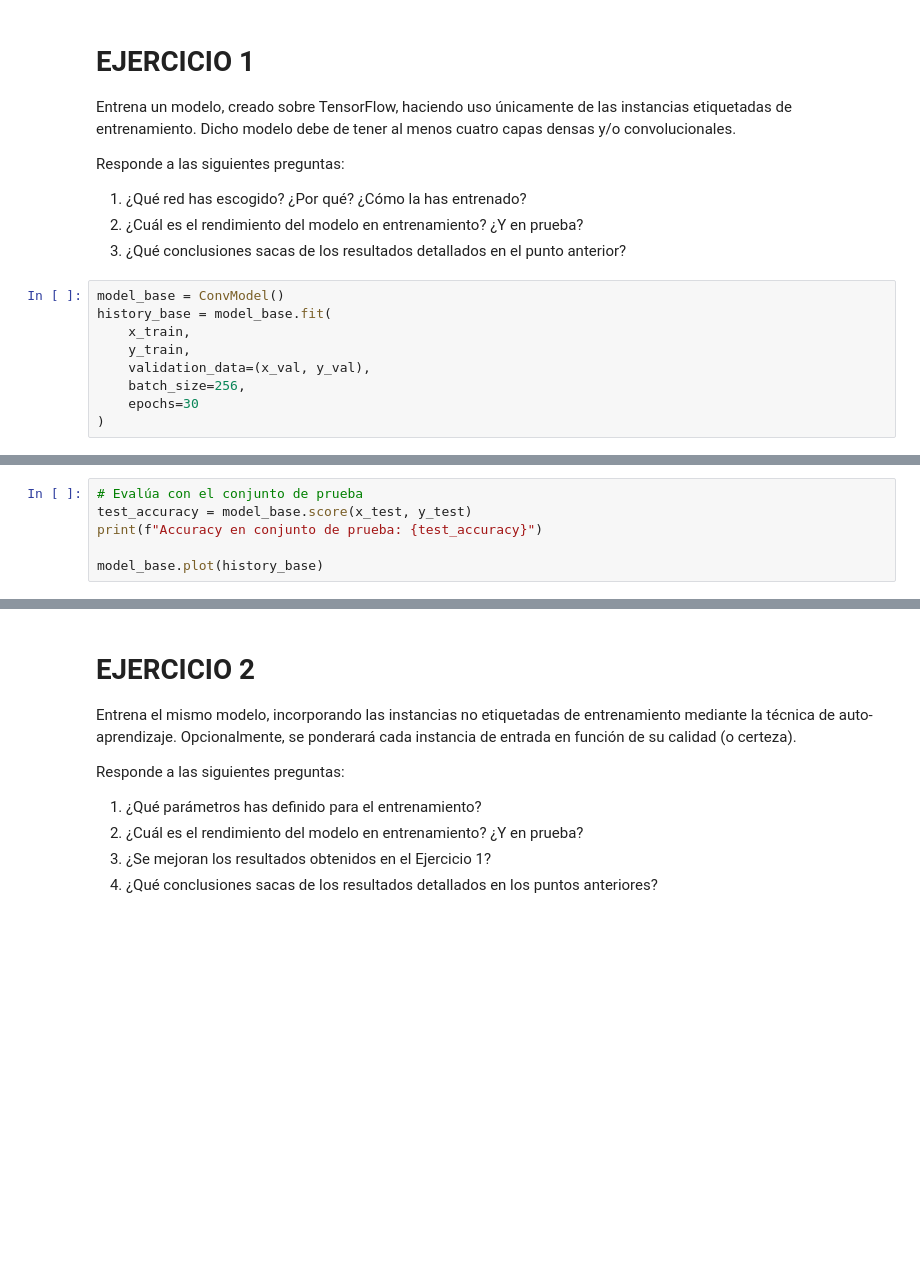
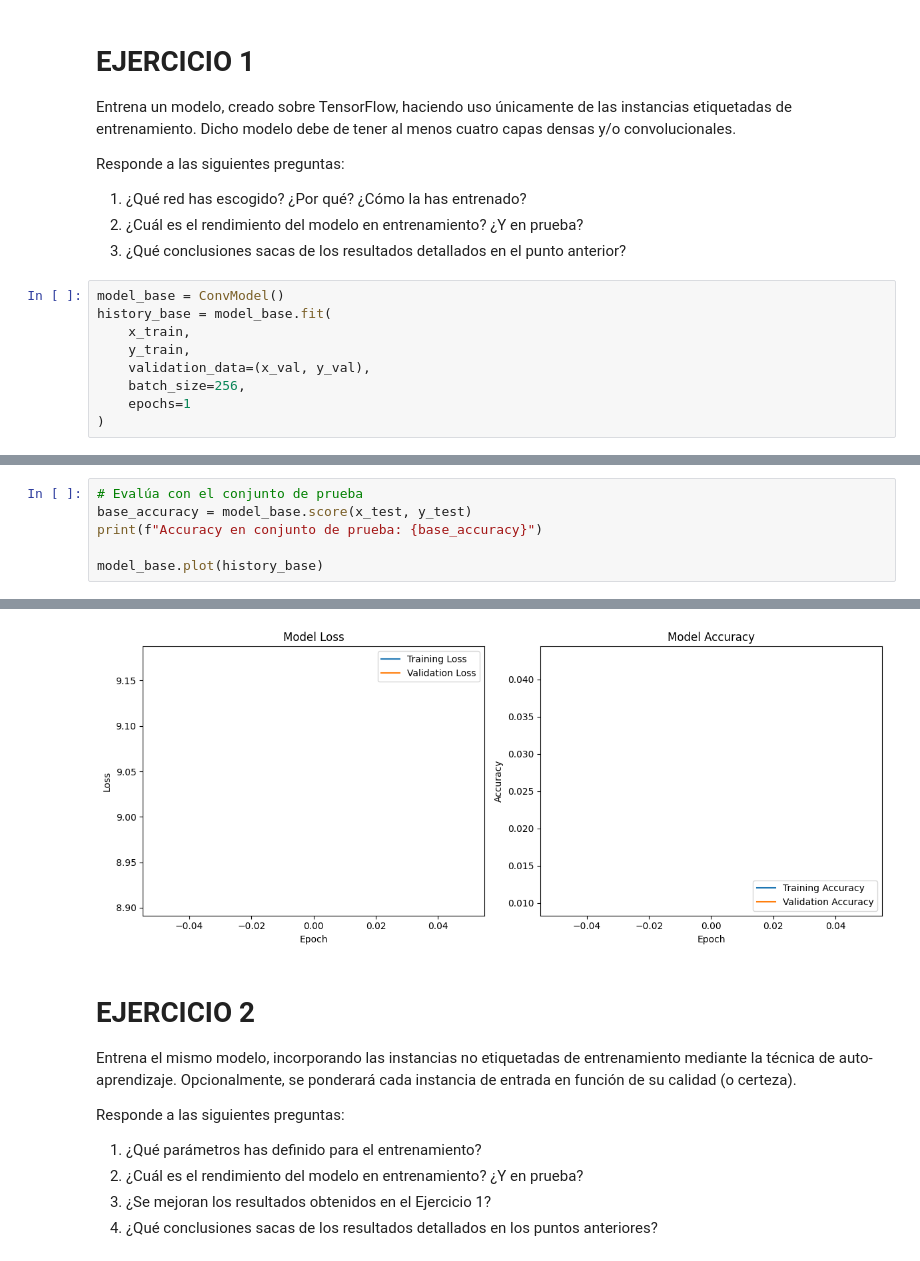
Before and after one commit to PepeRoConde/3year2sem, a Jupyter notebook: maai/p2/main_final.ipynb, the cells around one changed output, grey strips where cells are left out. Saved outputs shown, nothing was run; the diff lists cells and outputs as text; blank space fills up the shorter version.

```diff
--- a/maai/p2/main_final.ipynb
+++ b/maai/p2/main_final.ipynb
@@ -37,5 +45,5 @@ history_base = model_base.fit(
     y_train,
     validation_data=(x_val, y_val),
     batch_size=256,
-    epochs=30
+    epochs=1
 )
@@ -42,6 +59,7 @@ history_base = model_base.fit(
 # %%
 # Evalúa con el conjunto de prueba
-test_accuracy = model_base.score(x_test, y_test)
-print(f"Accuracy en conjunto de prueba: {test_accuracy}")
+base_accuracy = model_base.score(x_test, y_test)
+print(f"Accuracy en conjunto de prueba: {base_accuracy}")
 
 model_base.plot(history_base)
+# %% [output]
@@ -48,3 +68,4 @@ model_base.plot(history_base)
+[figure, added]
 # %% [markdown]
 # EJERCICIO 2
 
```
Also changed, not shown: parts of 23 cells of this notebook, 2 other files.
